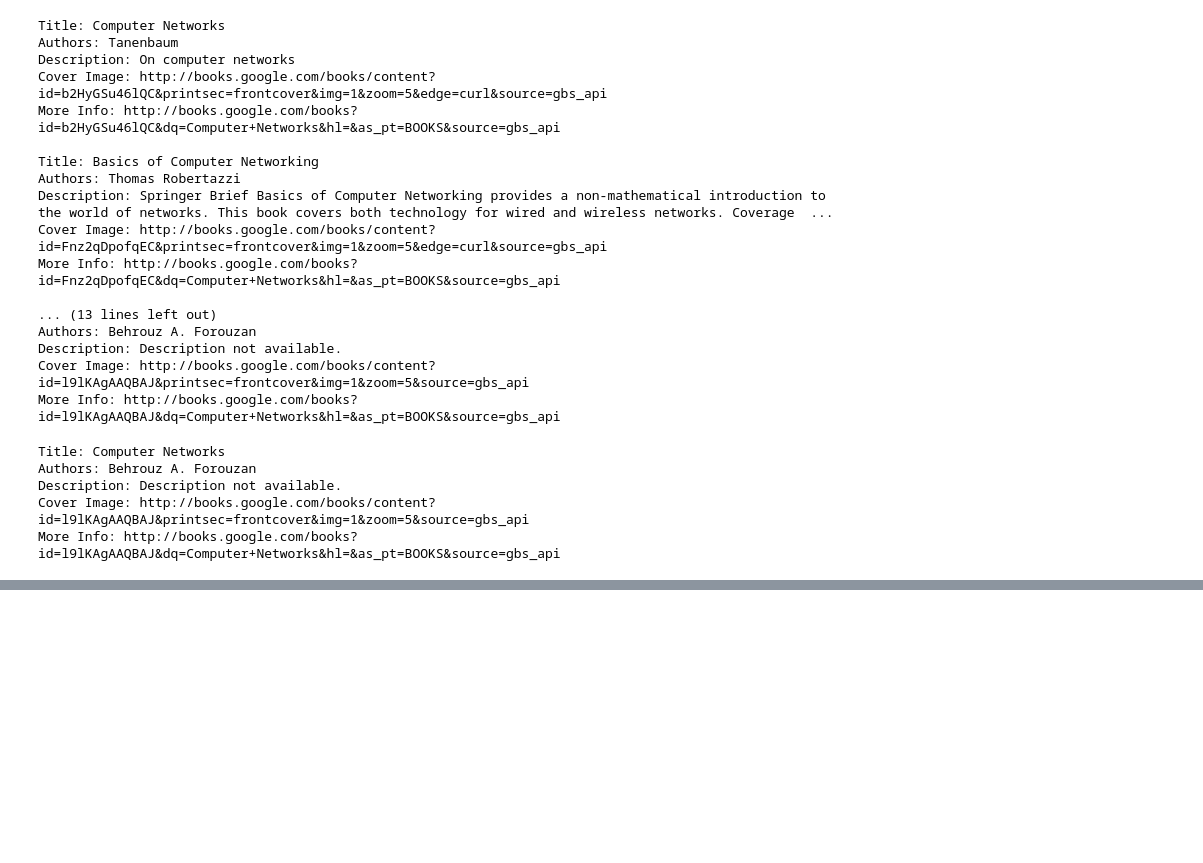
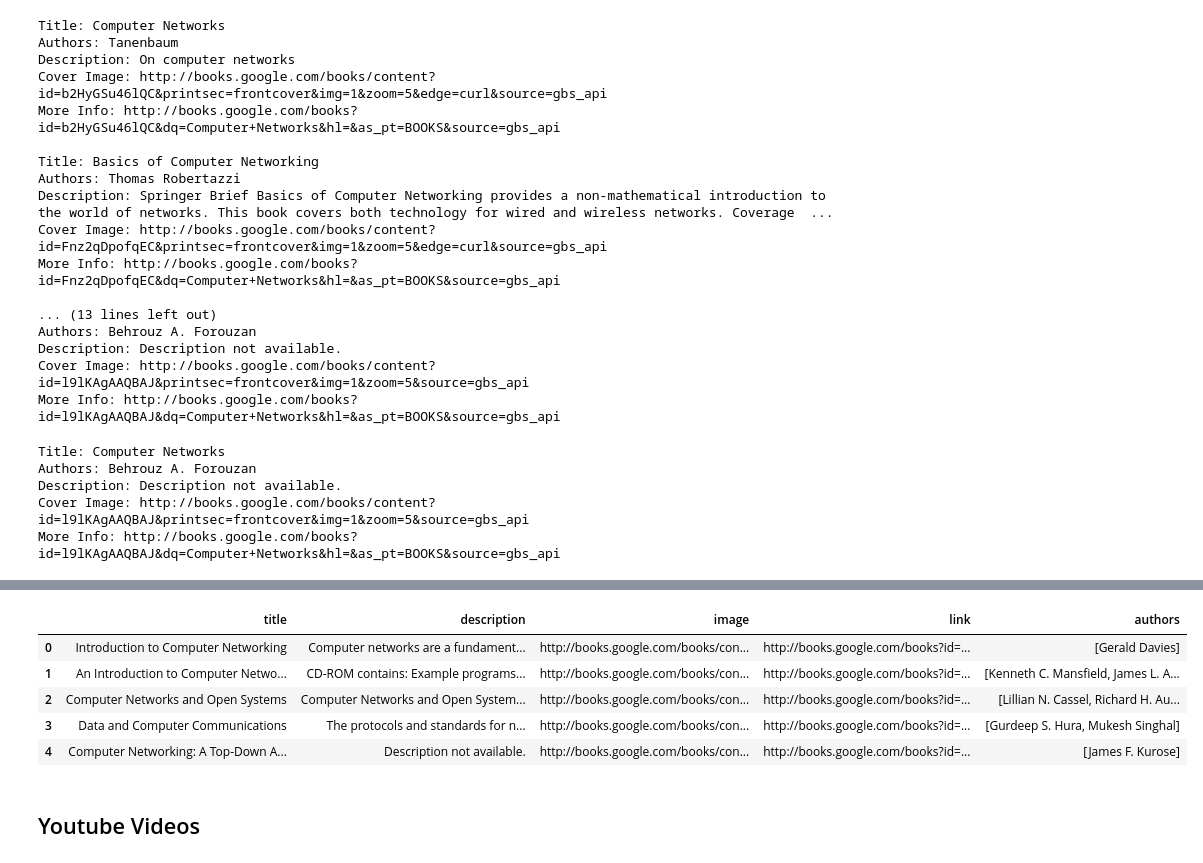
Before and after one commit to kecitclub/GAPP, a Jupyter notebook: test.ipynb, the cells around one changed output, grey strips where cells are left out. Cells and saved outputs as stored; diff of their text form; code cells hidden in the pictures; blank space fills up the shorter version.

```diff
--- a/test.ipynb
+++ b/test.ipynb
@@ -136,0 +289,2 @@ More Info: http://books.google.com/books?id=l9lKAgAAQBAJ&dq=Computer+Networks&hl
+# %%
+cleaned_list = remove_numbers_and_punctuation(result)
@@ -136,0 +301,2 @@ More Info: http://books.google.com/books?id=l9lKAgAAQBAJ&dq=Computer+Networks&hl
+# %%
+cleaned_list = [item for item in cleaned_list if item]
@@ -136,0 +314,4 @@ More Info: http://books.google.com/books?id=l9lKAgAAQBAJ&dq=Computer+Networks&hl
+# %%
+from Book import Book
+
+book = Book()
@@ -136,0 +320,13 @@ More Info: http://books.google.com/books?id=l9lKAgAAQBAJ&dq=Computer+Networks&hl
+# %%
+df = pd.DataFrame()
+
+for keyword in cleaned_list:
+    result = book.fetch_book_details(keyword)
+    data = {
+        "title" : result[0],
+        "description" : result[1],
+        "image" : result[2],
+        "link" : result[3],
+        "authors" : result[4]
+    }
+    df = pd.concat([df, pd.DataFrame(data)], ignore_index=True)
@@ -136,0 +365,11 @@ More Info: http://books.google.com/books?id=l9lKAgAAQBAJ&dq=Computer+Networks&hl
+# %%
+df.head()
+# %% [output]
+|  | title | description | image | link | authors |
+| 0 | Introduction to Computer Networking | Computer networks are a fundament... | http://books.google.com/books/con... | http://books.google.com/books?id=... | [Gerald Davies] |
+| 1 | An Introduction to Computer Netwo... | CD-ROM contains: Example programs... | http://books.google.com/books/con... | http://books.google.com/books?id=... | [Kenneth C. Mansfield, James L. A... |
+| 2 | Computer Networks and Open Systems | Computer Networks and Open System... | http://books.google.com/books/con... | http://books.google.com/books?id=... | [Lillian N. Cassel, Richard H. Au... |
+| 3 | Data and Computer Communications | The protocols and standards for n... | http://books.google.com/books/con... | http://books.google.com/books?id=... | [Gurdeep S. Hura, Mukesh Singhal] |
+| 4 | Computer Networking: A Top-Down A... | Description not available. | http://books.google.com/books/con... | http://books.google.com/books?id=... | [James F. Kurose] |
+# %% [markdown]
+## Youtube Videos
```
Also changed, not shown: parts of 44 cells of this notebook, 6 other files.
